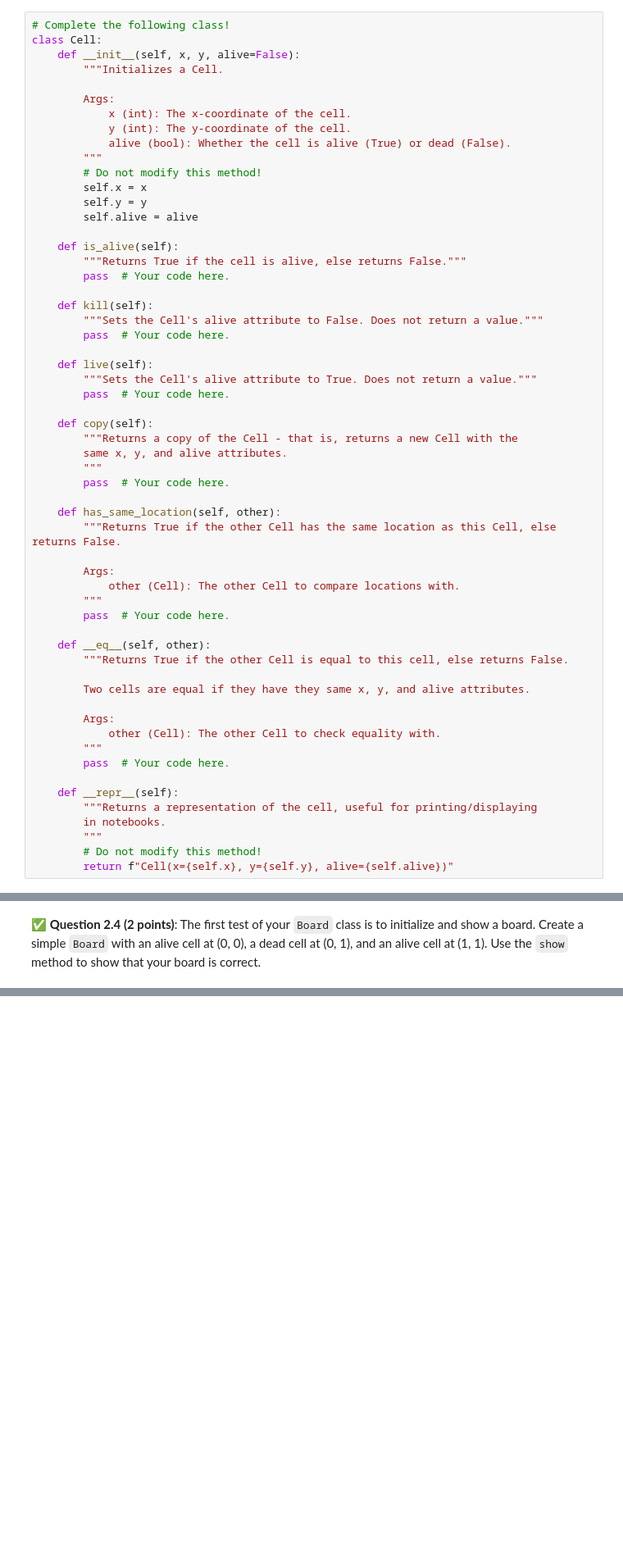
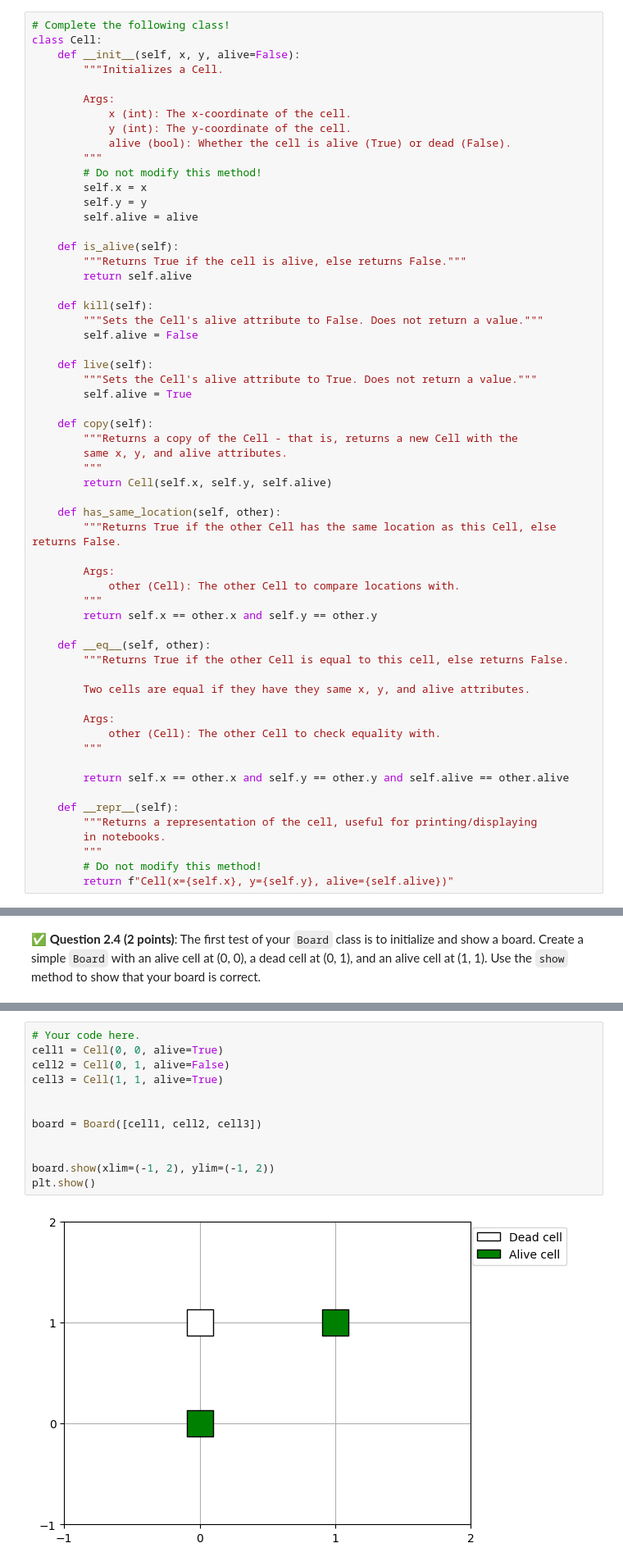
Before and after one commit to Jil-mueller/CMSE202-f25-turnin, a Jupyter notebook: hw-02/HW-02_ABMandGraphTheory-STUDENT.ipynb, the cells around one changed output, grey strips where cells are left out. Shown at 82% size. Cells and saved outputs as stored; diff of their text form; blank space fills up the shorter version.

```diff
--- a/hw-02/HW-02_ABMandGraphTheory-STUDENT.ipynb
+++ b/hw-02/HW-02_ABMandGraphTheory-STUDENT.ipynb
@@ -88,21 +88,21 @@ class Cell:
 
     def is_alive(self):
         """Returns True if the cell is alive, else returns False."""
-        pass  # Your code here.
+        return self.alive
 
     def kill(self):
         """Sets the Cell's alive attribute to False. Does not return a value."""
-        pass  # Your code here.
+        self.alive = False
 
     def live(self):
         """Sets the Cell's alive attribute to True. Does not return a value."""
-        pass  # Your code here.
+        self.alive = True
 
     def copy(self):
         """Returns a copy of the Cell - that is, returns a new Cell with the
         same x, y, and alive attributes.
         """
-        pass  # Your code here.
+        return Cell(self.x, self.y, self.alive)
 
     def has_same_location(self, other):
         """Returns True if the other Cell has the same location as this Cell, else returns False.
@@ -110,7 +110,7 @@ class Cell:
         Args:
             other (Cell): The other Cell to compare locations with.
         """
-        pass  # Your code here.
+        return self.x == other.x and self.y == other.y
 
     def __eq__(self, other):
         """Returns True if the other Cell is equal to this cell, else returns False.
@@ -120,7 +120,8 @@ class Cell:
         Args:
             other (Cell): The other Cell to check equality with.
         """
-        pass  # Your code here.
+
+        return self.x == other.x and self.y == other.y and self.alive == other.alive
 
     def __repr__(self):
         """Returns a representation of the cell, useful for printing/displaying
@@ -307,3 +360,17 @@ class Board:
+# %%
+# Your code here.
+cell1 = Cell(0, 0, alive=True)
+cell2 = Cell(0, 1, alive=False)
+cell3 = Cell(1, 1, alive=True)
+
+
+board = Board([cell1, cell2, cell3])
+
+
+board.show(xlim=(-1, 2), ylim=(-1, 2))
+plt.show()
+# %% [output]
+[figure, added]
 # %% [markdown]
 &#9989; **Question 2.5 (6 points)**: Using the provided random state (**Don't change this!**):
 
```
Also changed, not shown: parts of 17 cells of this notebook.
